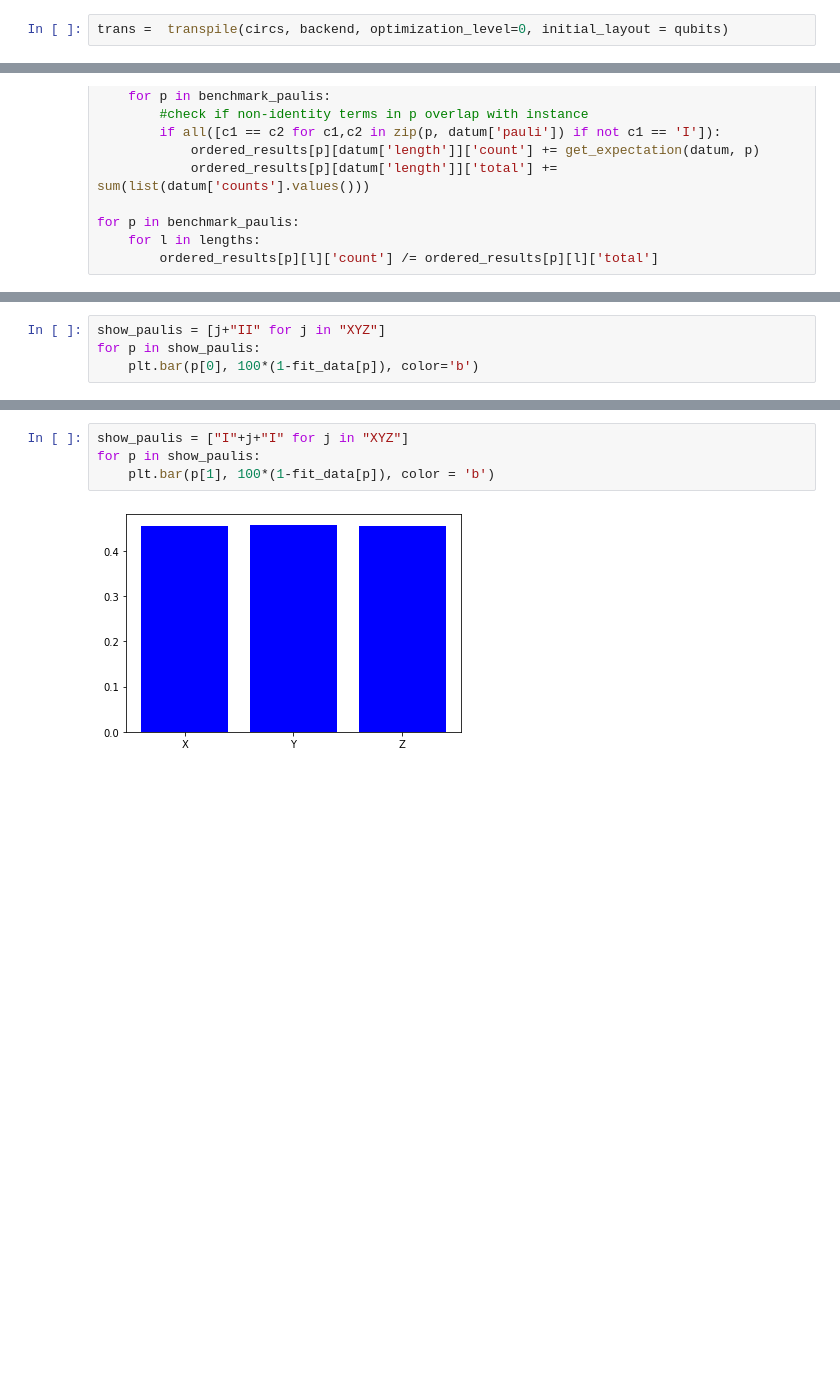
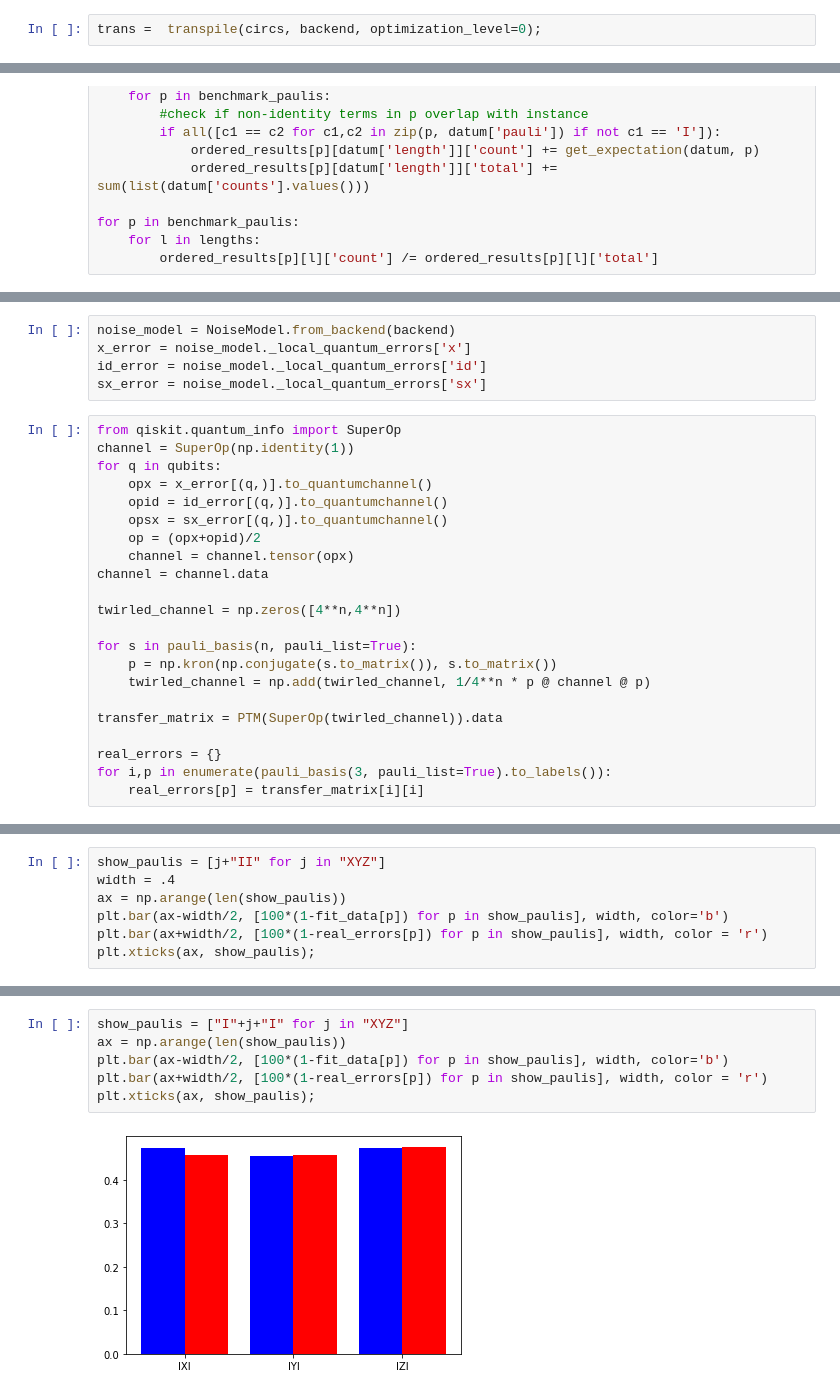
Before and after one commit to benmcdonough20/NEPEC_on_Hardware, a Jupyter notebook: two_qubit_PEC/single_qubit_gate_learning.ipynb, the cells around one changed output, grey strips where cells are left out. Saved outputs shown, nothing was run; the diff lists cells and outputs as text; blank space fills up the shorter version.

Commit message:
single-qubit layer learning procedure

```diff
--- a/two_qubit_PEC/single_qubit_gate_learning.ipynb
+++ b/two_qubit_PEC/single_qubit_gate_learning.ipynb
@@ -278,5 +264,5 @@ for p in pauli_measurements:
             circs.append(circ)
             data.append(circ_info)
 # %%
-trans =  transpile(circs, backend, optimization_level=0, initial_layout = qubits)
+trans =  transpile(circs, backend, optimization_level=0);
 # %%
@@ -320,0 +313,27 @@ for p in show_paulis:
+# %%
+noise_model = NoiseModel.from_backend(backend)
+x_error = noise_model._local_quantum_errors['x']
+id_error = noise_model._local_quantum_errors['id']
+sx_error = noise_model._local_quantum_errors['sx']
+# %%
+from qiskit.quantum_info import SuperOp
+channel = SuperOp(np.identity(1))
+for q in qubits:
+    opx = x_error[(q,)].to_quantumchannel()
+    opid = id_error[(q,)].to_quantumchannel()
+    opsx = sx_error[(q,)].to_quantumchannel()
+    op = (opx+opid)/2
+    channel = channel.tensor(opx)
+channel = channel.data
+
+twirled_channel = np.zeros([4**n,4**n])
+
+for s in pauli_basis(n, pauli_list=True):
+    p = np.kron(np.conjugate(s.to_matrix()), s.to_matrix())
+    twirled_channel = np.add(twirled_channel, 1/4**n * p @ channel @ p)
+
+transfer_matrix = PTM(SuperOp(twirled_channel)).data
+
+real_errors = {}
+for i,p in enumerate(pauli_basis(3, pauli_list=True).to_labels()):
+    real_errors[p] = transfer_matrix[i][i]
@@ -321,5 +349,8 @@ for p in show_paulis:
 # %%
 show_paulis = [j+"II" for j in "XYZ"]
-for p in show_paulis:
-    plt.bar(p[0], 100*(1-fit_data[p]), color='b')
+width = .4
+ax = np.arange(len(show_paulis))
+plt.bar(ax-width/2, [100*(1-fit_data[p]) for p in show_paulis], width, color='b')
+plt.bar(ax+width/2, [100*(1-real_errors[p]) for p in show_paulis], width, color = 'r')
+plt.xticks(ax, show_paulis);
 # %% [output]
@@ -327,8 +358,10 @@ for p in show_paulis:
 # %%
 show_paulis = ["I"+j+"I" for j in "XYZ"]
-for p in show_paulis:
-    plt.bar(p[1], 100*(1-fit_data[p]), color = 'b')
+ax = np.arange(len(show_paulis))
+plt.bar(ax-width/2, [100*(1-fit_data[p]) for p in show_paulis], width, color='b')
+plt.bar(ax+width/2, [100*(1-real_errors[p]) for p in show_paulis], width, color = 'r')
+plt.xticks(ax, show_paulis);
 # %% [output]
-[figure, old version]
+[figure, new version]
 # %%
 show_paulis = ["II"+j for j in "XYZ"]
```
Also changed, not shown: parts of 19 cells of this notebook, 15 other files.
